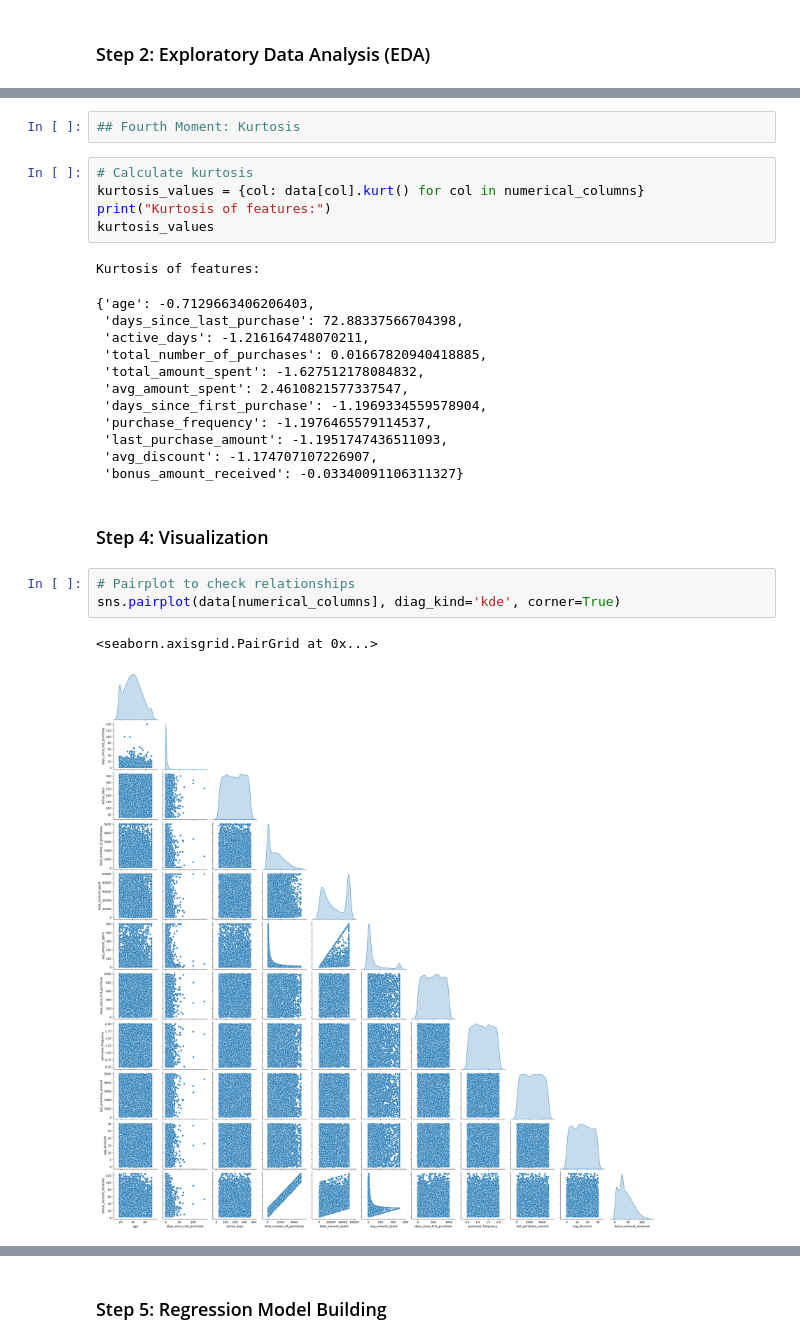
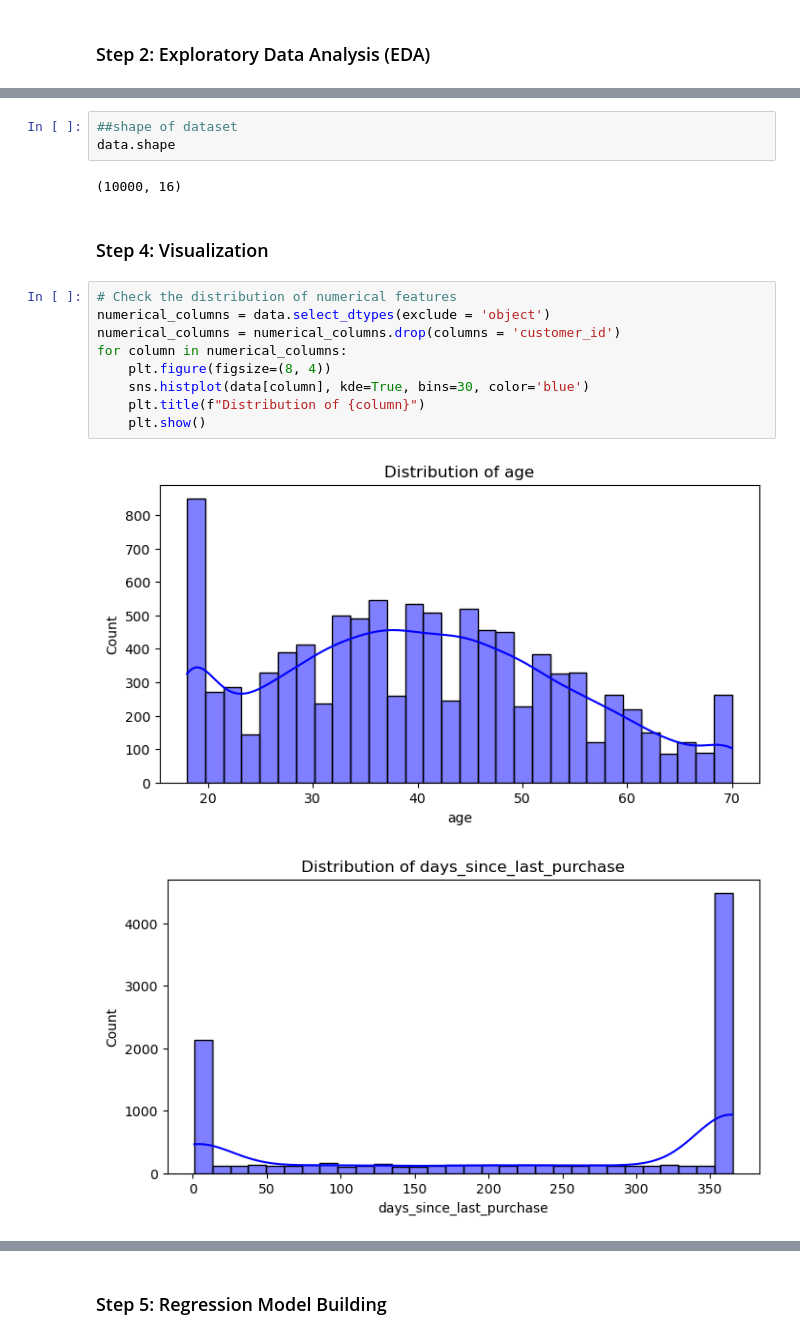
Before and after one commit to Sm1321/Project_Intern, a Jupyter notebook: 1.Optimization Of Bonus Allocation/3.Project Dataset_and_Working Codes/Project_Code.ipynb, the cells around one changed output, grey strips where cells are left out. Drawn from its saved outputs; the diff is of its cells as text.

```diff
--- a/1.Optimization Of Bonus Allocation/3.Project Dataset_and_Working Codes/Project_Code.ipynb
+++ b/1.Optimization Of Bonus Allocation/3.Project Dataset_and_Working Codes/Project_Code.ipynb
@@ -253,28 +150,19 @@ Skewness of features:
-# %%
-## Fourth Moment: Kurtosis
-# %%
-# Calculate kurtosis
-kurtosis_values = {col: data[col].kurt() for col in numerical_columns}
-print("Kurtosis of features:")
-kurtosis_values
-# %% [output]
-Kurtosis of features:
-{'age': -0.7129663406206403,
- 'days_since_last_purchase': 72.88337566704398,
- 'active_days': -1.216164748070211,
- 'total_number_of_purchases': 0.01667820940418885,
- 'total_amount_spent': -1.627512178084832,
- 'avg_amount_spent': 2.4610821577337547,
- 'days_since_first_purchase': -1.1969334559578904,
- 'purchase_frequency': -1.1976465579114537,
- 'last_purchase_amount': -1.1951747436511093,
- 'avg_discount': -1.174707107226907,
- 'bonus_amount_received': -0.03340091106311327}
+# %%
+##shape of dataset
+data.shape
+# %% [output]
+(10000, 16)
 # %% [markdown]
 ### Step 4: Visualization
-# %%
-# Pairplot to check relationships
-sns.pairplot(data[numerical_columns], diag_kind='kde', corner=True)
-# %% [output]
-<seaborn.axisgrid.PairGrid at 0x...>
-[figure, removed]
+# %%
+# Check the distribution of numerical features
+numerical_columns = data.select_dtypes(exclude = 'object')
+numerical_columns = numerical_columns.drop(columns = 'customer_id')
+for column in numerical_columns:
+    plt.figure(figsize=(8, 4))
+    sns.histplot(data[column], kde=True, bins=30, color='blue')
+    plt.title(f"Distribution of {column}")
+    plt.show()
+# %% [output]
+[figure, added]
+[figure, added]
```
Also changed, not shown: parts of 68 cells of this notebook, 6 other files.
